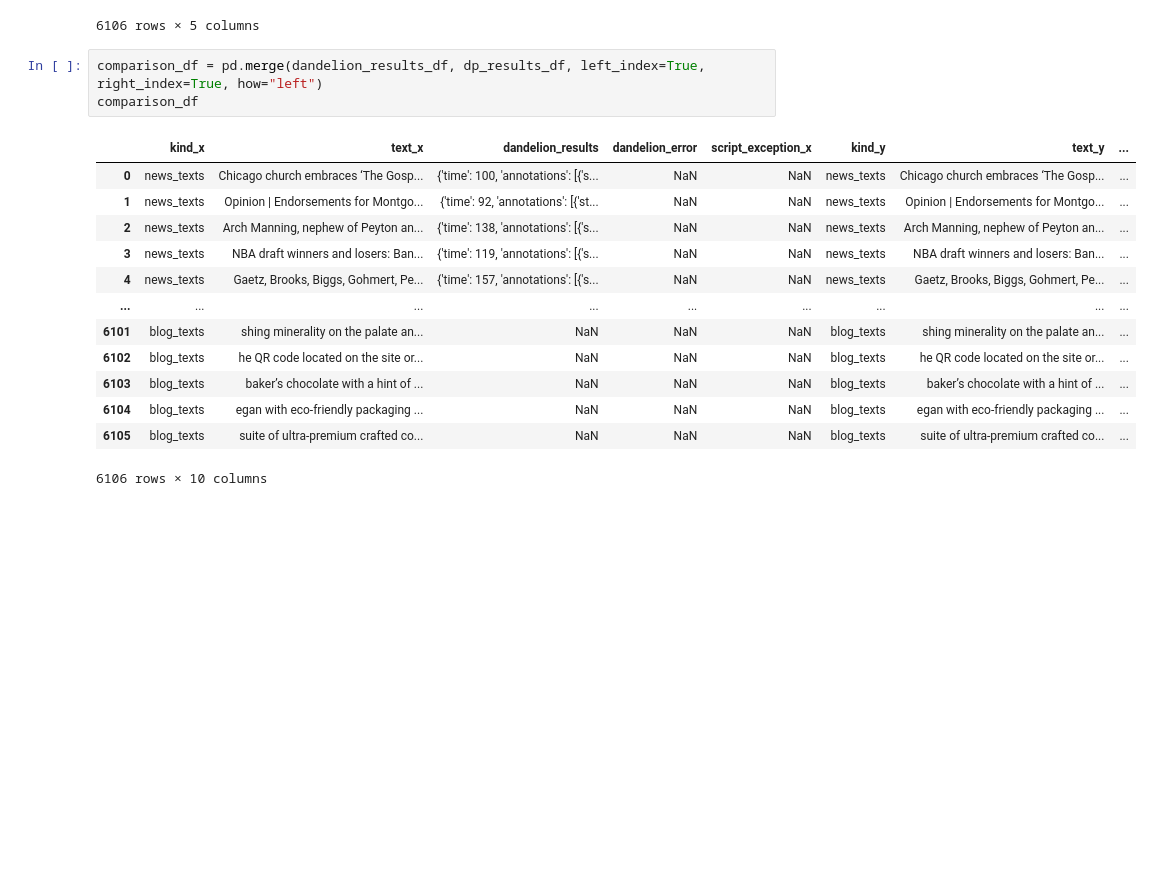
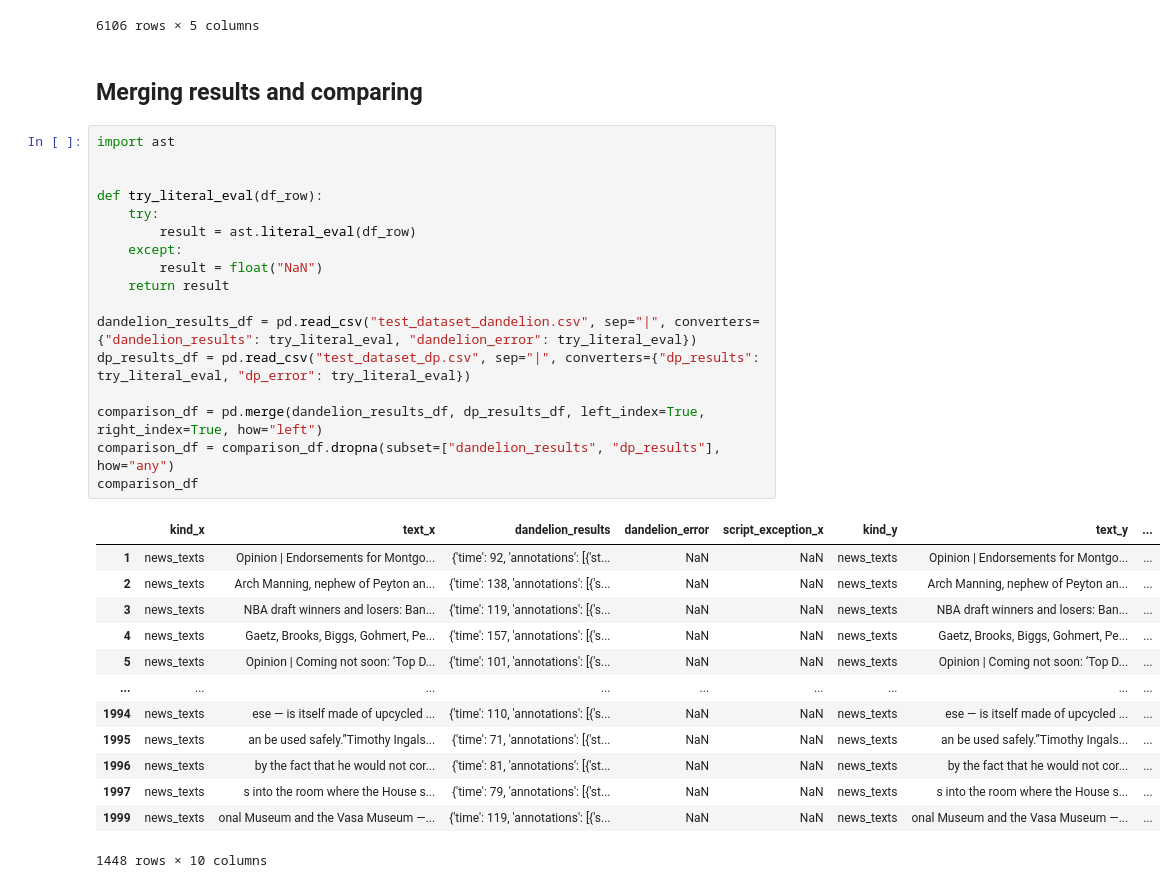
Before and after one commit to deeppavlov/entity_extraction_svc, a Jupyter notebook: utils/scoring/scoring.ipynb, the cells around one changed output. Drawn from its saved outputs; the diff is of its cells as text; blank space fills up the shorter version.

```diff
--- a/utils/scoring/scoring.ipynb
+++ b/utils/scoring/scoring.ipynb
@@ -192,21 +192,37 @@ dp_results_df
 | 6104 | blog_texts | egan with eco-friendly packaging ... | NaN | NaN | NaN |
 | 6105 | blog_texts | suite of ultra-premium crafted co... | NaN | NaN | NaN |
 6106 rows × 5 columns
-# %%
-comparison_df = pd.merge(dandelion_results_df, dp_results_df, left_index=True, right_index=True, how="left")
-comparison_df
-# %% [output]
-|  | kind_x | text_x | dandelion_results | dandelion_error | script_exception_x | kind_y | text_y | ... |
-| 0 | news_texts | Chicago church embraces ‘The Gosp... | {'time': 100, 'annotations': [{'s... | NaN | NaN | news_texts | Chicago church embraces ‘The Gosp... | ... |
-| 1 | news_texts | Opinion | Endorsements for Montgo... | {'time': 92, 'annotations': [{'st... | NaN | NaN | news_texts | Opinion | Endorsements for Montgo... | ... |
-| 2 | news_texts | Arch Manning, nephew of Peyton an... | {'time': 138, 'annotations': [{'s... | NaN | NaN | news_texts | Arch Manning, nephew of Peyton an... | ... |
-| 3 | news_texts | NBA draft winners and losers: Ban... | {'time': 119, 'annotations': [{'s... | NaN | NaN | news_texts | NBA draft winners and losers: Ban... | ... |
-| 4 | news_texts | Gaetz, Brooks, Biggs, Gohmert, Pe... | {'time': 157, 'annotations': [{'s... | NaN | NaN | news_texts | Gaetz, Brooks, Biggs, Gohmert, Pe... | ... |
-| ... | ... | ... | ... | ... | ... | ... | ... | ... |
-| 6101 | blog_texts | shing minerality on the palate an... | NaN | NaN | NaN | blog_texts | shing minerality on the palate an... | ... |
-| 6102 | blog_texts | he QR code located on the site or... | NaN | NaN | NaN | blog_texts | he QR code located on the site or... | ... |
-| 6103 | blog_texts | baker’s chocolate with a hint of ... | NaN | NaN | NaN | blog_texts | baker’s chocolate with a hint of ... | ... |
-| 6104 | blog_texts | egan with eco-friendly packaging ... | NaN | NaN | NaN | blog_texts | egan with eco-friendly packaging ... | ... |
-| 6105 | blog_texts | suite of ultra-premium crafted co... | NaN | NaN | NaN | blog_texts | suite of ultra-premium crafted co... | ... |
-6106 rows × 10 columns
+# %% [markdown]
+## Merging results and comparing
+# %%
+import ast
+
+
+def try_literal_eval(df_row):
+    try:
+        result = ast.literal_eval(df_row)
+    except:
+        result = float("NaN")
+    return result
+
+dandelion_results_df = pd.read_csv("test_dataset_dandelion.csv", sep="|", converters={"dandelion_results": try_literal_eval, "dandelion_error": try_literal_eval})
+dp_results_df = pd.read_csv("test_dataset_dp.csv", sep="|", converters={"dp_results": try_literal_eval, "dp_error": try_literal_eval})
+
+comparison_df = pd.merge(dandelion_results_df, dp_results_df, left_index=True, right_index=True, how="left")
+comparison_df = comparison_df.dropna(subset=["dandelion_results", "dp_results"], how="any")
+comparison_df
+# %% [output]
+|  | kind_x | text_x | dandelion_results | dandelion_error | script_exception_x | kind_y | text_y | ... |
+| 1 | news_texts | Opinion | Endorsements for Montgo... | {'time': 92, 'annotations': [{'st... | NaN | NaN | news_texts | Opinion | Endorsements for Montgo... | ... |
+| 2 | news_texts | Arch Manning, nephew of Peyton an... | {'time': 138, 'annotations': [{'s... | NaN | NaN | news_texts | Arch Manning, nephew of Peyton an... | ... |
+| 3 | news_texts | NBA draft winners and losers: Ban... | {'time': 119, 'annotations': [{'s... | NaN | NaN | news_texts | NBA draft winners and losers: Ban... | ... |
+| 4 | news_texts | Gaetz, Brooks, Biggs, Gohmert, Pe... | {'time': 157, 'annotations': [{'s... | NaN | NaN | news_texts | Gaetz, Brooks, Biggs, Gohmert, Pe... | ... |
+| 5 | news_texts | Opinion | Coming not soon: ‘Top D... | {'time': 101, 'annotations': [{'s... | NaN | NaN | news_texts | Opinion | Coming not soon: ‘Top D... | ... |
+| ... | ... | ... | ... | ... | ... | ... | ... | ... |
+| 1994 | news_texts | ese — is itself made of upcycled ... | {'time': 110, 'annotations': [{'s... | NaN | NaN | news_texts | ese — is itself made of upcycled ... | ... |
+| 1995 | news_texts | an be used safely.”Timothy Ingals... | {'time': 71, 'annotations': [{'st... | NaN | NaN | news_texts | an be used safely.”Timothy Ingals... | ... |
+| 1996 | news_texts | by the fact that he would not cor... | {'time': 81, 'annotations': [{'st... | NaN | NaN | news_texts | by the fact that he would not cor... | ... |
+| 1997 | news_texts | s into the room where the House s... | {'time': 79, 'annotations': [{'st... | NaN | NaN | news_texts | s into the room where the House s... | ... |
+| 1999 | news_texts | onal Museum and the Vasa Museum —... | {'time': 119, 'annotations': [{'s... | NaN | NaN | news_texts | onal Museum and the Vasa Museum —... | ... |
+1448 rows × 10 columns
 # %%
```
Also changed, not shown: parts of 2 cells of this notebook.
